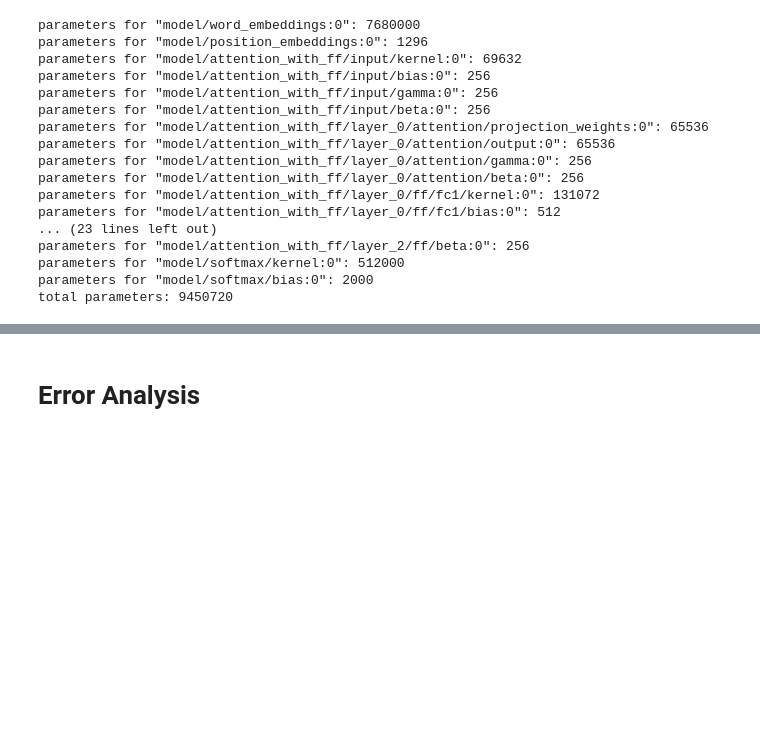
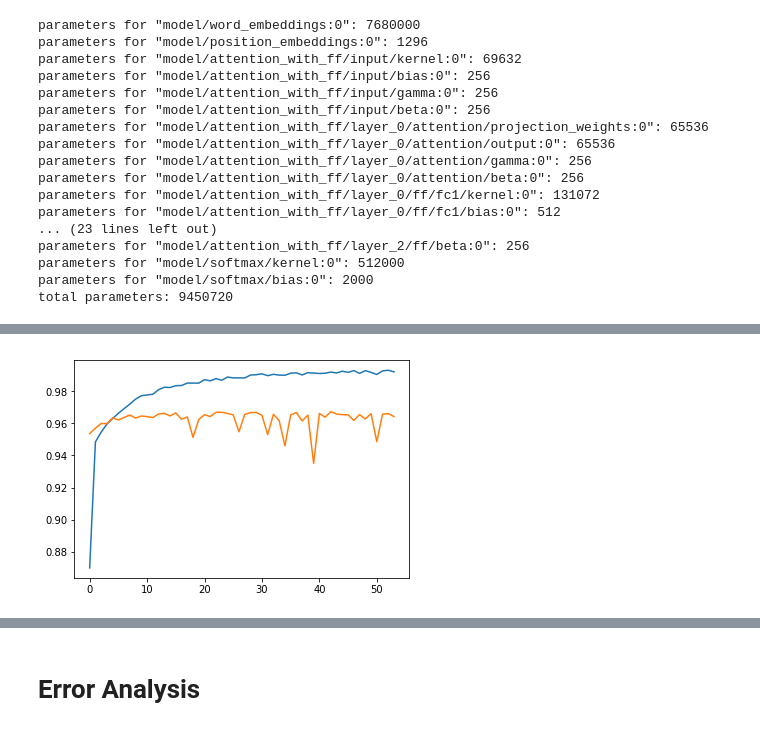
Before and after one commit to allenc256/jupyter, a Jupyter notebook: deep-learning/mediawiki_model_el_softmax_2.ipynb, the cells around one changed output, grey strips where cells are left out. Cells and saved outputs as stored; diff of their text form; code cells hidden in the pictures; blank space fills up the shorter version.

```diff
--- a/deep-learning/mediawiki_model_el_softmax_2.ipynb
+++ b/deep-learning/mediawiki_model_el_softmax_2.ipynb
@@ -428,3 +452,9 @@ If you're reading this message in another frontend (for example, a static render
+# %%
+plt.plot([float(v) for v in re.findall(r'train.*accuracy=(\d+\.\d+)', lines)])
+plt.plot([float(v) for v in re.findall(r'dev.*accuracy=(\d+\.\d+)', lines)])
+plt.show()
+# %% [output]
+[figure, added]
 # %%
 builder = tf.saved_model.builder.SavedModelBuilder(
     '../models/simplewiki/el_softmax_2')
```
Also changed, not shown: parts of 18 cells of this notebook, 4 other files.
